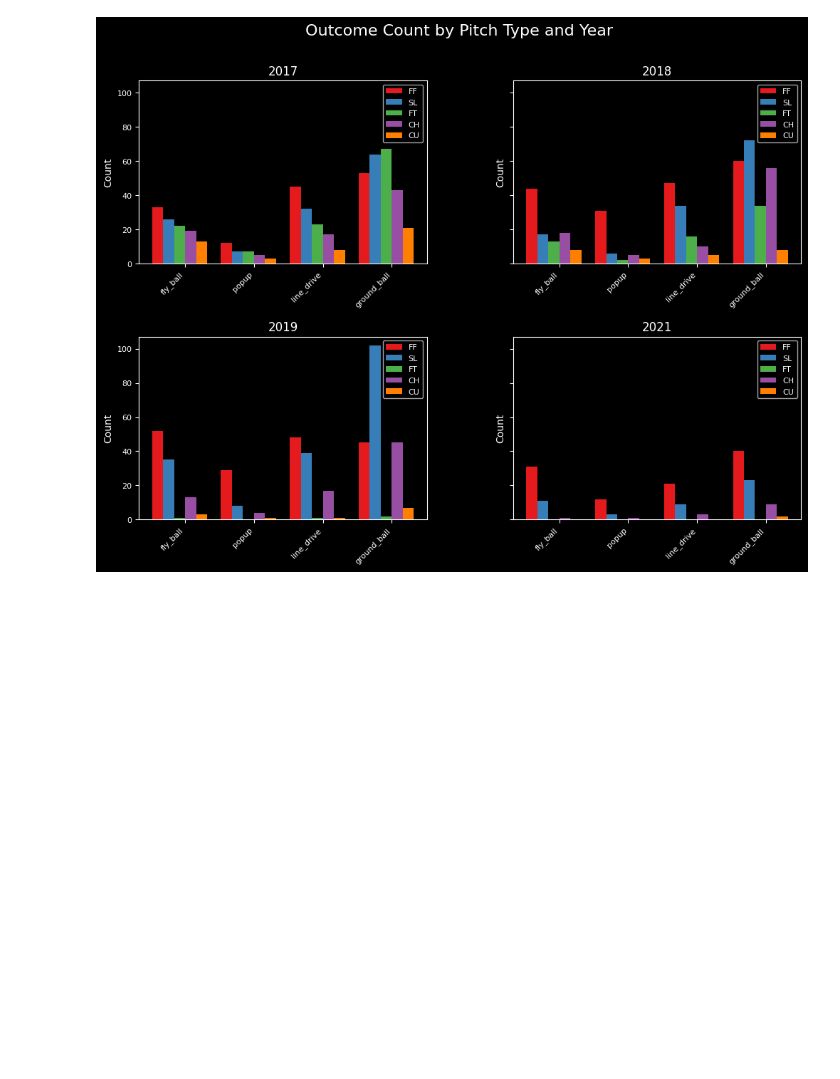
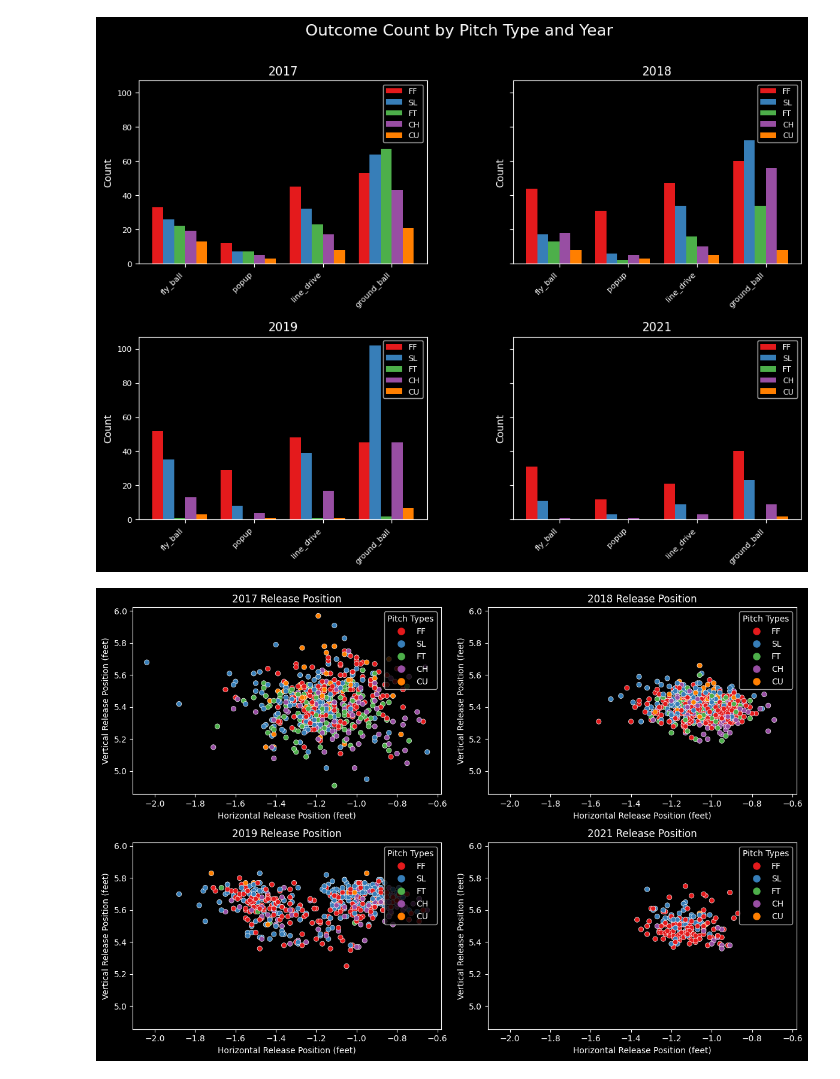
Before and after one commit to brady-pittman/Random-Data-Projects, a Jupyter notebook: random-spins.ipynb, the cells around one changed output. Drawn from its saved outputs; the diff is of its cells as text; code cells hidden in the pictures; blank space fills up the shorter version.

```diff
--- a/random-spins.ipynb
+++ b/random-spins.ipynb
@@ -9,20 +9,20 @@ statcast_2018 = pd.read_csv(r'C:\Users\602353\Documents\archive\Statcast_2018.cs
 statcast_2019 = pd.read_csv(r'C:\Users\602353\Documents\archive\Statcast_2019.csv')
 statcast_2021 = pd.read_csv(r'C:\Users\602353\Documents\archive\Statcast_2021.csv')
 # %%
-statcast_2017_pitching = statcast_2017[['pitch_type', 'release_speed', 'player_name', 'bb_type', 'release_spin_rate', 'spin_axis', 'pfx_z', 'pfx_x', 'release_extension', 'game_date']]
-statcast_2017_pitching = statcast_2017_pitching.set_axis(['pitch_type', 'velocity', 'pitcher', 'batted_ball_outcome', 'spin_rate', 'spin_axis', 'vertical_movement', 'horizontal_movement' , 'extension', 'date'], axis=1)
+statcast_2017_pitching = statcast_2017[['pitch_type', 'release_speed', 'player_name', 'bb_type', 'release_spin_rate', 'spin_axis', 'pfx_z', 'pfx_x', 'release_pos_x', 'release_pos_z', 'release_extension', 'game_date']]
+statcast_2017_pitching = statcast_2017_pitching.set_axis(['pitch_type', 'velocity', 'pitcher', 'batted_ball_outcome', 'spin_rate', 'spin_axis', 'vertical_movement', 'horizontal_movement', 'horizontal_release_pos', 'vertical_release_pos', 'extension', 'date'], axis=1)
 statcast_2017_pitching.dropna(inplace=True)
 
-statcast_2018_pitching = statcast_2018[['pitch_type', 'release_speed', 'player_name', 'bb_type', 'release_spin_rate', 'spin_axis', 'pfx_z', 'pfx_x', 'release_extension', 'game_date']]
-statcast_2018_pitching = statcast_2018_pitching.set_axis(['pitch_type', 'velocity', 'pitcher', 'batted_ball_outcome', 'spin_rate', 'spin_axis', 'vertical_movement', 'horizontal_movement', 'extension', 'date'], axis=1)
+statcast_2018_pitching = statcast_2018[['pitch_type', 'release_speed', 'player_name', 'bb_type', 'release_spin_rate', 'spin_axis', 'pfx_z', 'pfx_x', 'release_pos_x', 'release_pos_z', 'release_extension', 'game_date']]
+statcast_2018_pitching = statcast_2018_pitching.set_axis(['pitch_type', 'velocity', 'pitcher', 'batted_ball_outcome', 'spin_rate', 'spin_axis', 'vertical_movement', 'horizontal_movement', 'horizontal_release_pos', 'vertical_release_pos', 'extension', 'date'], axis=1)
 statcast_2018_pitching.dropna(inplace=True)
 
-statcast_2019_pitching = statcast_2019[['pitch_type', 'release_speed', 'player_name', 'bb_type', 'release_spin_rate', 'spin_axis', 'pfx_z', 'pfx_x', 'release_extension', 'game_date']]
-statcast_2019_pitching = statcast_2019_pitching.set_axis(['pitch_type', 'velocity', 'pitcher', 'batted_ball_outcome', 'spin_rate', 'spin_axis', 'vertical_movement', 'horizontal_movement', 'extension', 'date'], axis=1)
+statcast_2019_pitching = statcast_2019[['pitch_type', 'release_speed', 'player_name', 'bb_type', 'release_spin_rate', 'spin_axis', 'pfx_z', 'pfx_x', 'release_pos_x', 'release_pos_z', 'release_extension', 'game_date']]
+statcast_2019_pitching = statcast_2019_pitching.set_axis(['pitch_type', 'velocity', 'pitcher', 'batted_ball_outcome', 'spin_rate', 'spin_axis', 'vertical_movement', 'horizontal_movement', 'horizontal_release_pos', 'vertical_release_pos', 'extension', 'date'], axis=1)
 statcast_2019_pitching.dropna(inplace=True)
 
-statcast_2021_pitching = statcast_2021[['pitch_type', 'release_speed', 'player_name', 'bb_type', 'release_spin_rate', 'spin_axis', 'pfx_z', 'pfx_x', 'release_extension', 'game_date']]
-statcast_2021_pitching = statcast_2021_pitching.set_axis(['pitch_type', 'velocity', 'pitcher', 'batted_ball_outcome', 'spin_rate', 'spin_axis', 'vertical_movement', 'horizontal_movement', 'extension', 'date'], axis=1)
+statcast_2021_pitching = statcast_2021[['pitch_type', 'release_speed', 'player_name', 'bb_type', 'release_spin_rate', 'spin_axis', 'pfx_z', 'pfx_x', 'release_pos_x', 'release_pos_z', 'release_extension', 'game_date']]
+statcast_2021_pitching = statcast_2021_pitching.set_axis(['pitch_type', 'velocity', 'pitcher', 'batted_ball_outcome', 'spin_rate', 'spin_axis', 'vertical_movement', 'horizontal_movement', 'horizontal_release_pos', 'vertical_release_pos', 'extension', 'date'], axis=1)
 statcast_2021_pitching.dropna(inplace=True)
 # %%
 statcast_pitching_data = pd.concat([statcast_2017_pitching, statcast_2018_pitching, statcast_2019_pitching, statcast_2021_pitching])
@@ -229,3 +229,37 @@ fig.suptitle('Outcome Count by Pitch Type and Year', fontsize=16)
 plt.show()
 # %% [output]
 [figure]
+# %%
+unique_pitch_types = ['FF', 'SL', 'FT', 'CH', 'CU']
+unique_years = sorted(degrom_data['year'].unique())
+
+color_mapping = {pitch_type: sns.color_palette('Set1')[i] for i, pitch_type in enumerate(unique_pitch_types)}
+
+fig, axes = plt.subplots(2, 2, figsize=(12, 8))
+
+for i, year in enumerate(unique_years):
+    row = i // 2
+    col = i % 2
+
+    filtered_data = degrom_data[degrom_data['year'] == year]
+
+    colors = [color_mapping[pitch_type] for pitch_type in filtered_data['pitch_type']]
+
+    scatter = sns.scatterplot(x=filtered_data['horizontal_release_pos'], y=filtered_data['vertical_release_pos'], hue=filtered_data['pitch_type'],
+                    palette=color_mapping, ax=axes[row, col])
+
+    axes[row, col].set_title(f'{year} Release Position')
+    axes[row, col].set_ylim(axes[0, 0].get_ylim())
+    axes[row, col].set_xlim(axes[0, 0].get_xlim())
+    axes[row, col].set_ylabel('Vertical Release Position (feet)')
+    axes[row, col].set_xlabel('Horizontal Release Position (feet)')
+
+    custom_handles = [plt.Line2D([], [], marker='o', markersize=8, color=color_mapping[pitch_type], linestyle='') for pitch_type in unique_pitch_types]
+    custom_labels = unique_pitch_types
+
+    scatter.legend(custom_handles, custom_labels, title='Pitch Types', loc='upper right')
+
+plt.tight_layout()
+plt.show()
+# %% [output]
+[figure, added]
```
